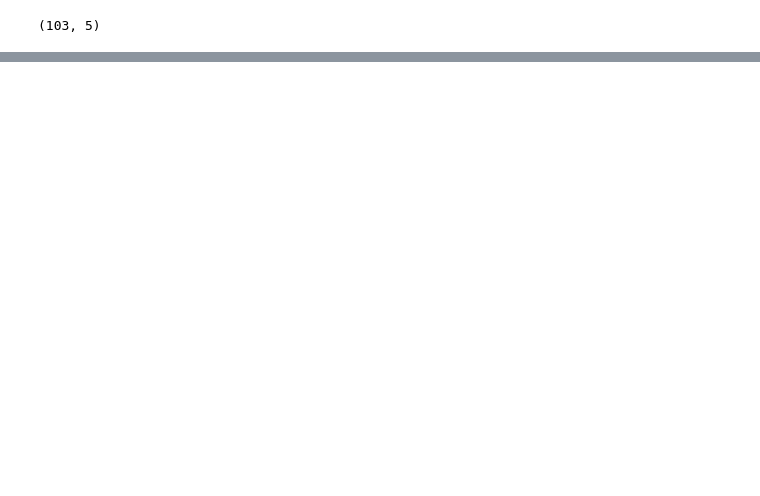
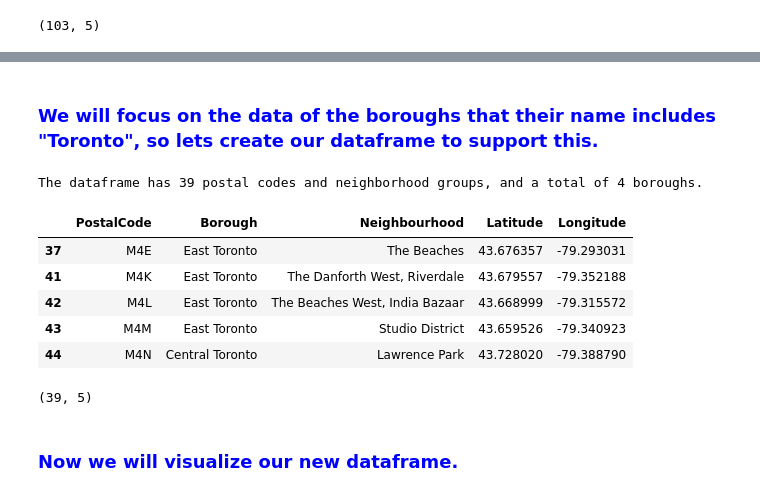
Before and after one commit to Guy-DS/Coursera-Capstone, a Jupyter notebook: Segmenting and Clustering.ipynb, the cells around one changed output, grey strips where cells are left out. Drawn from its saved outputs; the diff is of its cells as text; code cells hidden in the pictures; blank space fills up the shorter version.

Commit message:
Published from Watson Studio.

```diff
--- a/Segmenting and Clustering.ipynb
+++ b/Segmenting and Clustering.ipynb
@@ -227,0 +310,28 @@ df_final.shape
+# %% [markdown]
+### <span style="color:blue">We will focus on the data of the boroughs that their name includes "Toronto", so lets create our dataframe to support this.</span>
+# %%
+# Create a dataframe that focuses on boroughs containing "Toronto" in their name
+toronto_data = df_final[df_final['Borough'].str.contains('Toronto') == True]
+
+# Print a summery message
+print('The dataframe has {} postal codes and neighborhood groups, and a total of {} boroughs.'.format(
+    toronto_data.shape[0],
+    len(toronto_data['Borough'].unique())
+    )
+)
+
+toronto_data.head()
+# %% [output]
+The dataframe has 39 postal codes and neighborhood groups, and a total of 4 boroughs.
+|  | PostalCode | Borough | Neighbourhood | Latitude | Longitude |
+| 37 | M4E | East Toronto | The Beaches | 43.676357 | -79.293031 |
+| 41 | M4K | East Toronto | The Danforth West, Riverdale | 43.679557 | -79.352188 |
+| 42 | M4L | East Toronto | The Beaches West, India Bazaar | 43.668999 | -79.315572 |
+| 43 | M4M | East Toronto | Studio District | 43.659526 | -79.340923 |
+| 44 | M4N | Central Toronto | Lawrence Park | 43.728020 | -79.388790 |
+# %%
+toronto_data.shape
+# %% [output]
+(39, 5)
+# %% [markdown]
+### <span style="color:blue">Now we will visualize our new dataframe.</span>
```
Also changed, not shown: parts of 13 cells of this notebook.
